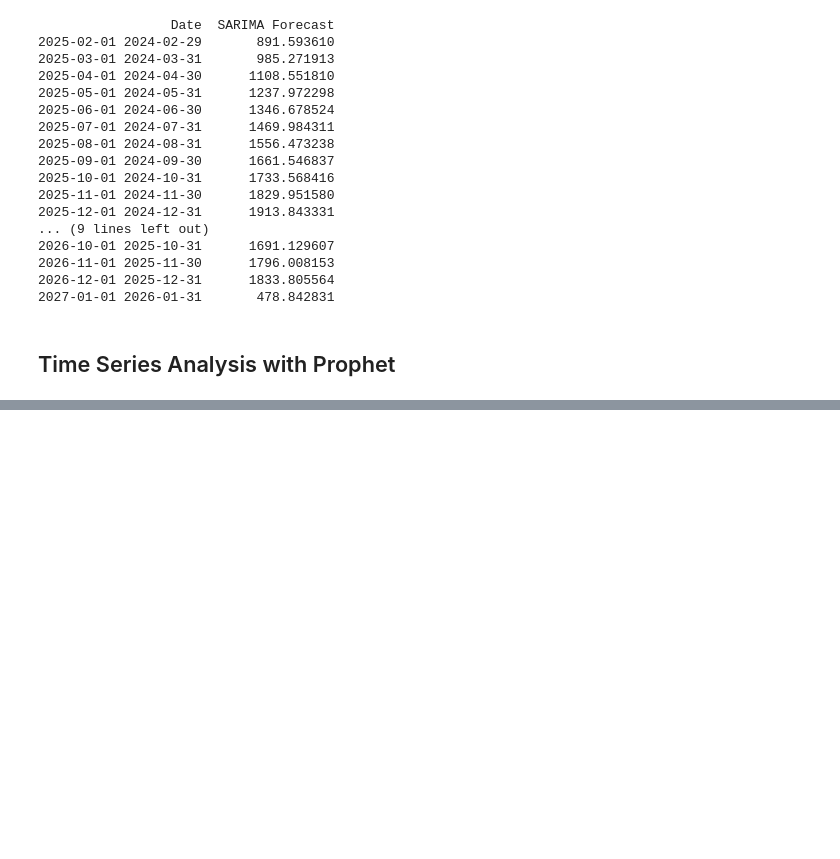
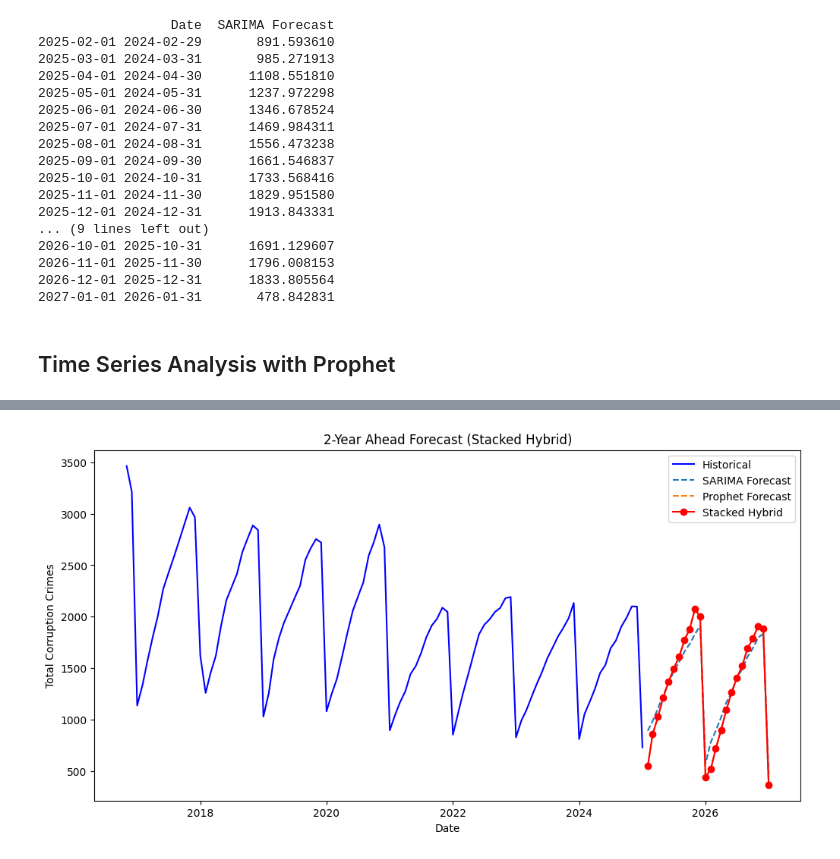
Before and after one commit to W1lden/Corruption_Crime_Forecasting_Kazakhstan, a Jupyter notebook: main.ipynb, the cells around one changed output, grey strips where cells are left out. Saved outputs shown, nothing was run; the diff lists cells and outputs as text; code cells hidden in the pictures; blank space fills up the shorter version.

```diff
--- a/main.ipynb
+++ b/main.ipynb
@@ -686,0 +1178,99 @@ R2: 0.91
+# %%
+y = df_sh['Total Corruption Crimes']
+
+# Обучим SARIMA и Prophet на всех исторических данных (до последней даты в df_sh)
+train_data = y.copy()
+
+### 2) Обучение SARIMA на всём датасете
+sarima_model = SARIMAX(train_data, order=(1, 1, 1), seasonal_order=(1, 1, 1, 12))
+sarima_fit = sarima_model.fit(disp=False)
+
+### 3) Обучение Prophet на всём датасете
+prophet_train = train_data.reset_index()
+prophet_train.columns = ['ds', 'y']
+model_prophet = Prophet()
+model_prophet.fit(prophet_train)
+
+# 4) Получение "исторических" прогнозов для обучения мета-модели
+#    Мы хотим, чтобы и SARIMA, и Prophet выдавали прогноз на те даты, которые уже есть в train_data,
+#    чтобы потом сравнить с фактическими значениями и обучить линейную регрессию.
+
+# SARIMA in-sample predictions
+sarima_in_sample = sarima_fit.fittedvalues  # или model_fit.get_prediction(start=..., end=...)
+
+# Prophet in-sample predictions
+# Для Prophet сделаем predict на весь исторический период (train_data)
+future_train = model_prophet.make_future_dataframe(periods=0, freq='MS')
+# Указываем частоту 'MS', если данные помесячные (Month Start)
+# (Если у вас daily, тогда freq='D', и т.д.)
+
+prophet_pred_full = model_prophet.predict(future_train)
+prophet_pred_full = prophet_pred_full.set_index('ds')['yhat']
+
+# Теперь нам нужно совместить SARIMA in-sample и Prophet in-sample на совпадающих датах
+df_in_sample = pd.DataFrame({
+    'Actual': train_data,  # фактические значения
+    'SARIMA': sarima_in_sample,
+    'Prophet': prophet_pred_full
+})
+
+# Удалим строки, где есть NaN (в начале ряда SARIMA может быть NaN)
+df_in_sample.dropna(inplace=True)
+
+# 5) Обучение мета-модели (LinearRegression)
+X_stack = df_in_sample[['SARIMA', 'Prophet']]
+y_stack = df_in_sample['Actual']
+
+meta_model = LinearRegression()
+meta_model.fit(X_stack, y_stack)
+
+# 6) Прогноз на 2 года вперёд (24 месяца)
+# Определим последнюю дату в исторических данных
+last_date = df_sh.index[-1]
+# Сформируем даты будущего периода (24 месяца вперёд)
+future_dates = pd.date_range(
+    start=last_date + pd.offsets.MonthEnd(1),
+    periods=24,
+    freq='MS'
+)
+
+### 6a) Прогноз SARIMA на 24 месяца вперёд
+sarima_forecast = sarima_fit.get_forecast(steps=24)
+sarima_future_pred = sarima_forecast.predicted_mean
+sarima_future_pred.index = future_dates  # переименуем индекс под наши будущие даты
+
+### 6b) Прогноз Prophet на 24 месяца вперёд
+future_df = model_prophet.make_future_dataframe(periods=24, freq='MS')
+prophet_forecast = model_prophet.predict(future_df)
+prophet_forecast = prophet_forecast.set_index('ds')['yhat'].iloc[-24:]  # последние 24 строки
+prophet_forecast.index = future_dates  # переименуем индекс
+
+### 6c) Формируем DataFrame с базовыми прогнозами
+df_future = pd.DataFrame({
+    'SARIMA': sarima_future_pred,
+    'Prophet': prophet_forecast
+}, index=future_dates)
+
+# 7) Применяем мета-модель к будущим прогнозам
+X_future = df_future[['SARIMA', 'Prophet']]
+stacked_pred = meta_model.predict(X_future)
+
+df_future['Stacked'] = stacked_pred
+
+# 8) Визуализация итогового прогноза
+plt.figure(figsize=(12, 6))
+
+# Построим исторические данные
+plt.plot(y.index, y.values, label='Historical', color='blue')
+
+# Построим будущие прогнозы
+plt.plot(df_future.index, df_future['SARIMA'], '--', label='SARIMA Forecast')
+plt.plot(df_future.index, df_future['Prophet'], '--', label='Prophet Forecast')
+plt.plot(df_future.index, df_future['Stacked'], '-o', label='Stacked Hybrid', color='red')
+
+plt.title('2-Year Ahead Forecast (Stacked Hybrid)')
+plt.xlabel('Date')
+plt.ylabel('Total Corruption Crimes')
+plt.legend()
+plt.show()
+# %% [output]
@@ -686,0 +1279 @@ R2: 0.91
+[figure, added]
```
Also changed, not shown: parts of 34 cells of this notebook, 4 other files.
